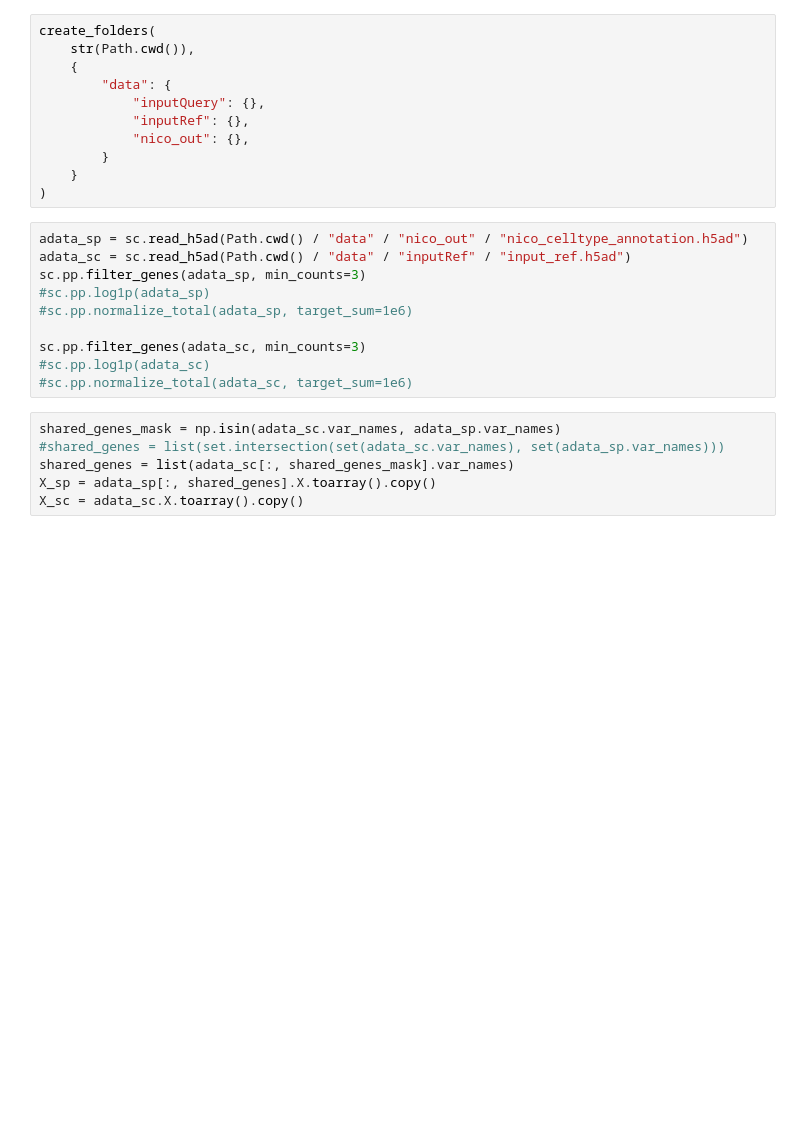
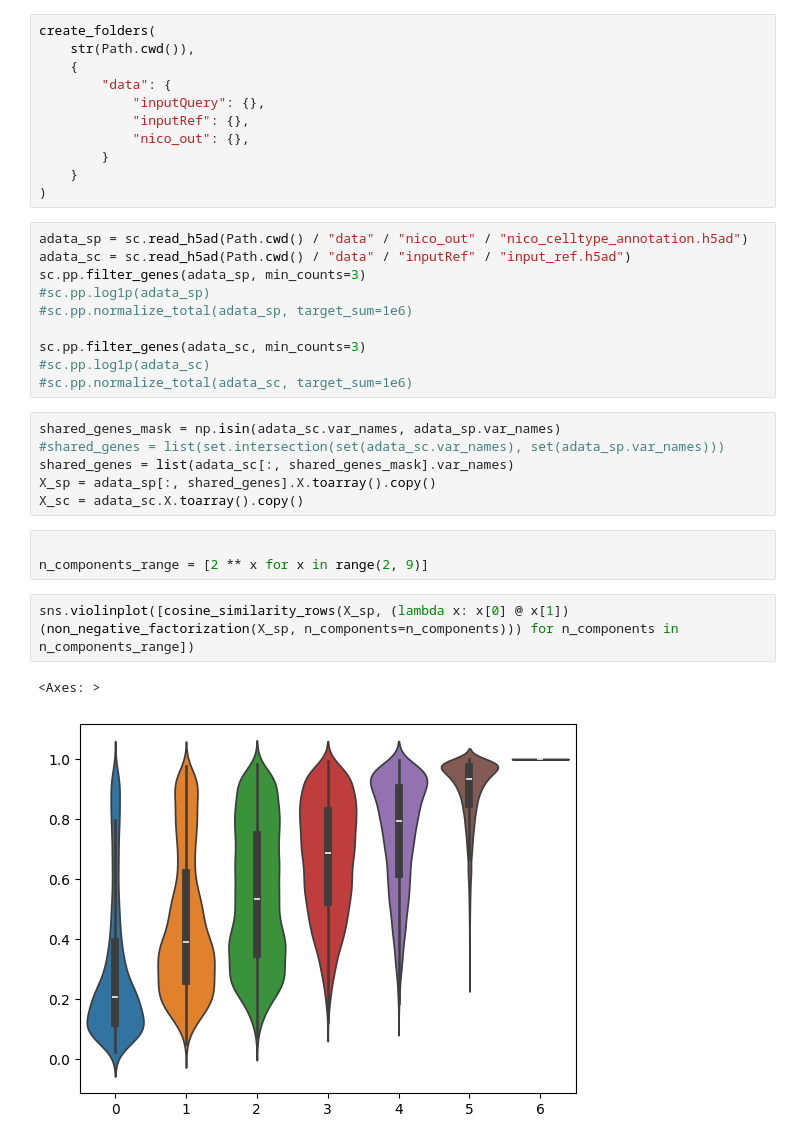
Before and after one commit to egerc/spatial_transcript_inference, a Jupyter notebook: run.ipynb, the cells around one changed output. Drawn from its saved outputs; the diff is of its cells as text; blank space fills up the shorter version.

```diff
--- a/run.ipynb
+++ b/run.ipynb
@@ -52,4 +52,12 @@ shared_genes_mask = np.isin(adata_sc.var_names, adata_sp.var_names)
 shared_genes = list(adata_sc[:, shared_genes_mask].var_names)
 X_sp = adata_sp[:, shared_genes].X.toarray().copy()
 X_sc = adata_sc.X.toarray().copy()
+# %%
+
+n_components_range = [2 ** x for x in range(2, 9)]
+# %%
+sns.violinplot([cosine_similarity_rows(X_sp, (lambda x: x[0] @ x[1])(non_negative_factorization(X_sp, n_components=n_components))) for n_components in n_components_range])
+# %% [output]
+<Axes: >
+[figure, added]
 # %%
```
Also changed, not shown: parts of 4 cells of this notebook.
